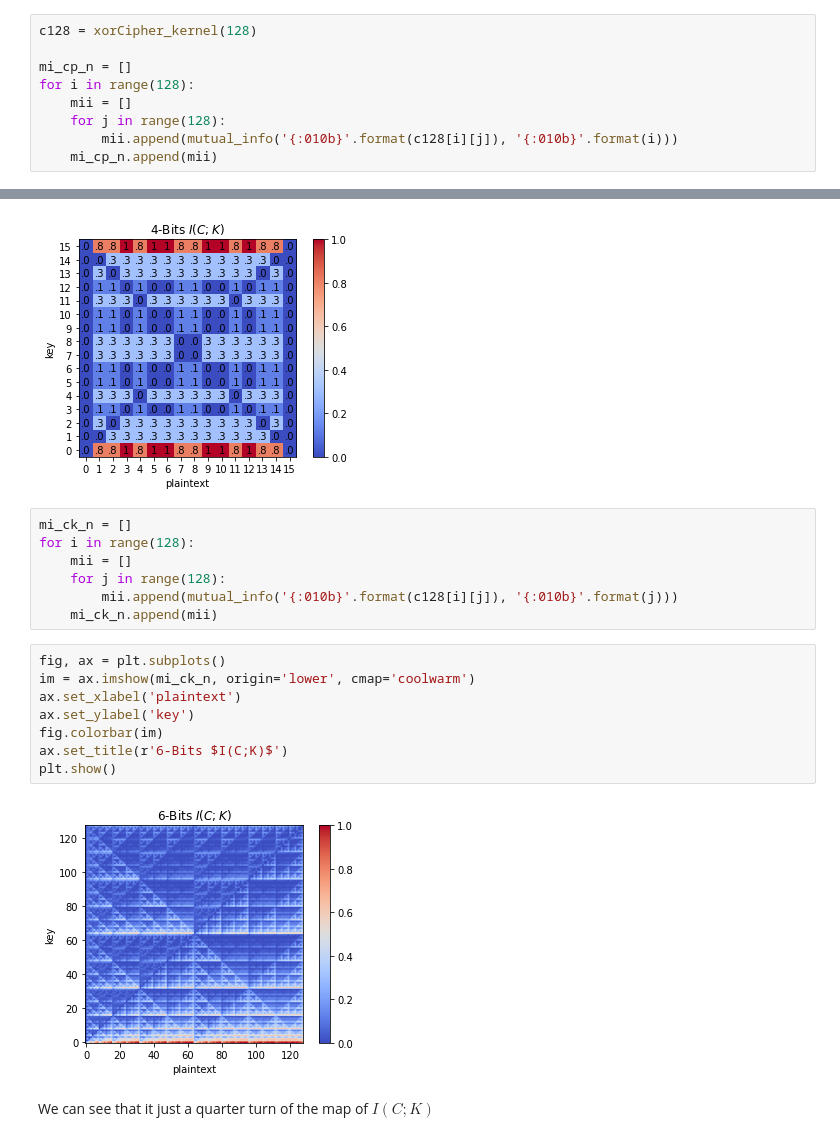
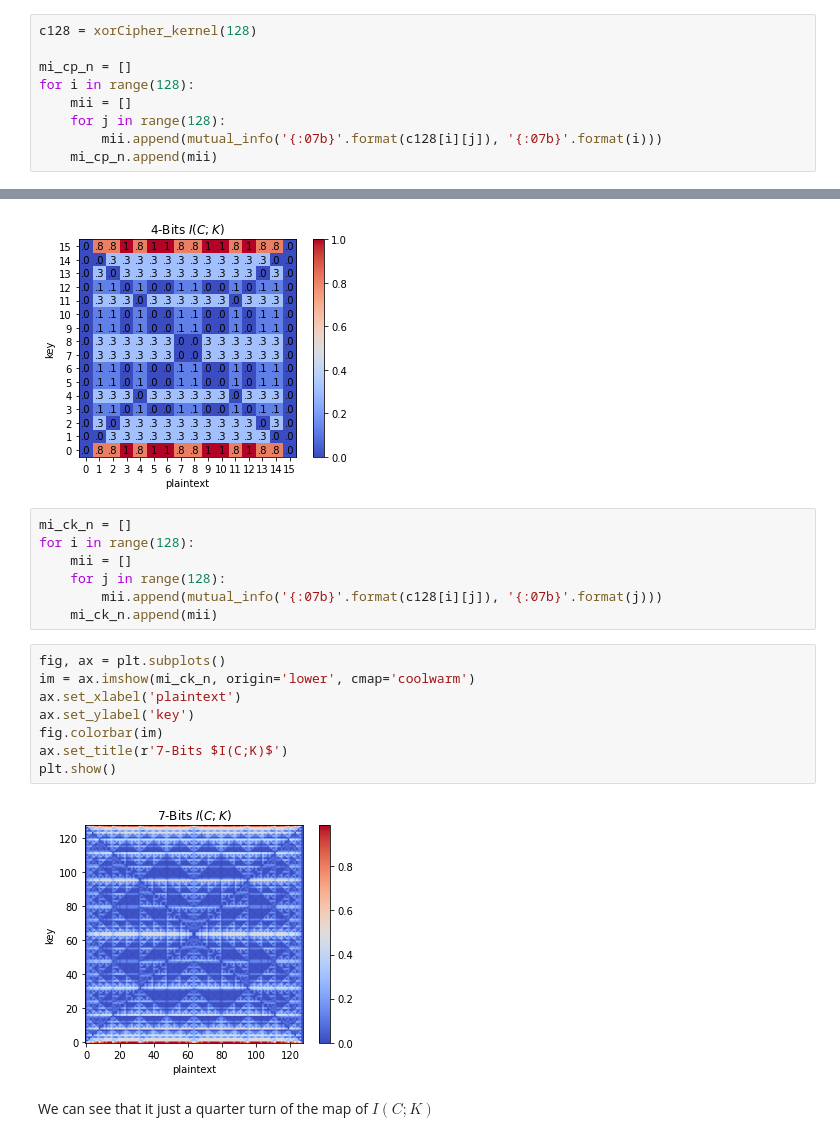
Before and after one commit to Jim137/Entropy, a Jupyter notebook: entropy_of_encrypted.ipynb, the cells around one changed output, grey strips where cells are left out. Drawn from its saved outputs; the diff is of its cells as text.

```diff
--- a/entropy_of_encrypted.ipynb
+++ b/entropy_of_encrypted.ipynb
@@ -197,7 +197,7 @@ mi_cp_n = []
 for i in range(128):
     mii = []
     for j in range(128):
-        mii.append(mutual_info('{:010b}'.format(c128[i][j]), '{:010b}'.format(i)))
+        mii.append(mutual_info('{:07b}'.format(c128[i][j]), '{:07b}'.format(i)))
     mi_cp_n.append(mii)
 # %%
 fig, ax = plt.subplots()
@@ -241,18 +241,18 @@ mi_ck_n = []
 for i in range(128):
     mii = []
     for j in range(128):
-        mii.append(mutual_info('{:010b}'.format(c128[i][j]), '{:010b}'.format(j)))
+        mii.append(mutual_info('{:07b}'.format(c128[i][j]), '{:07b}'.format(j)))
     mi_ck_n.append(mii)
 # %%
 fig, ax = plt.subplots()
 im = ax.imshow(mi_ck_n, origin='lower', cmap='coolwarm')
 ax.set_xlabel('plaintext')
 ax.set_ylabel('key')
 fig.colorbar(im)
-ax.set_title(r'6-Bits $I(C;K)$')
+ax.set_title(r'7-Bits $I(C;K)$')
 plt.show()
 # %% [output]
-[figure, old version]
+[figure, new version]
 # %% [markdown]
 We can see that it just a quarter turn of the map of $I(C;K)$
 # %% [markdown]
```
Also changed, not shown: parts of 9 cells of this notebook.
